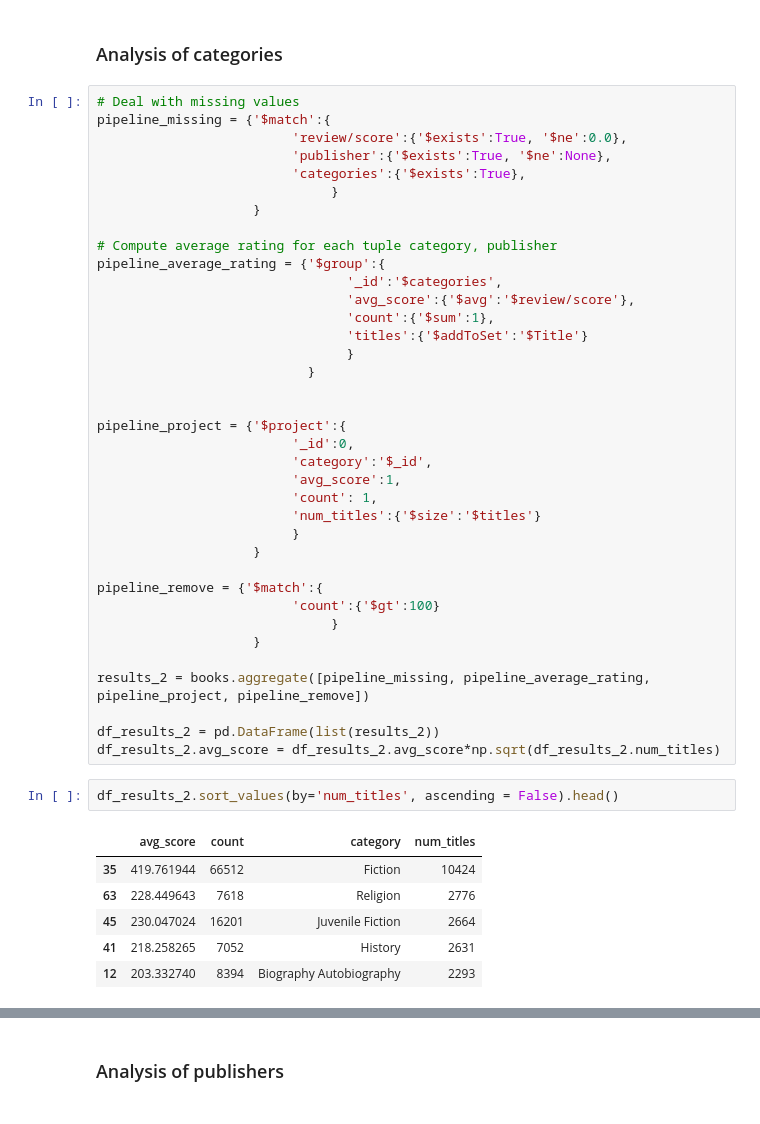
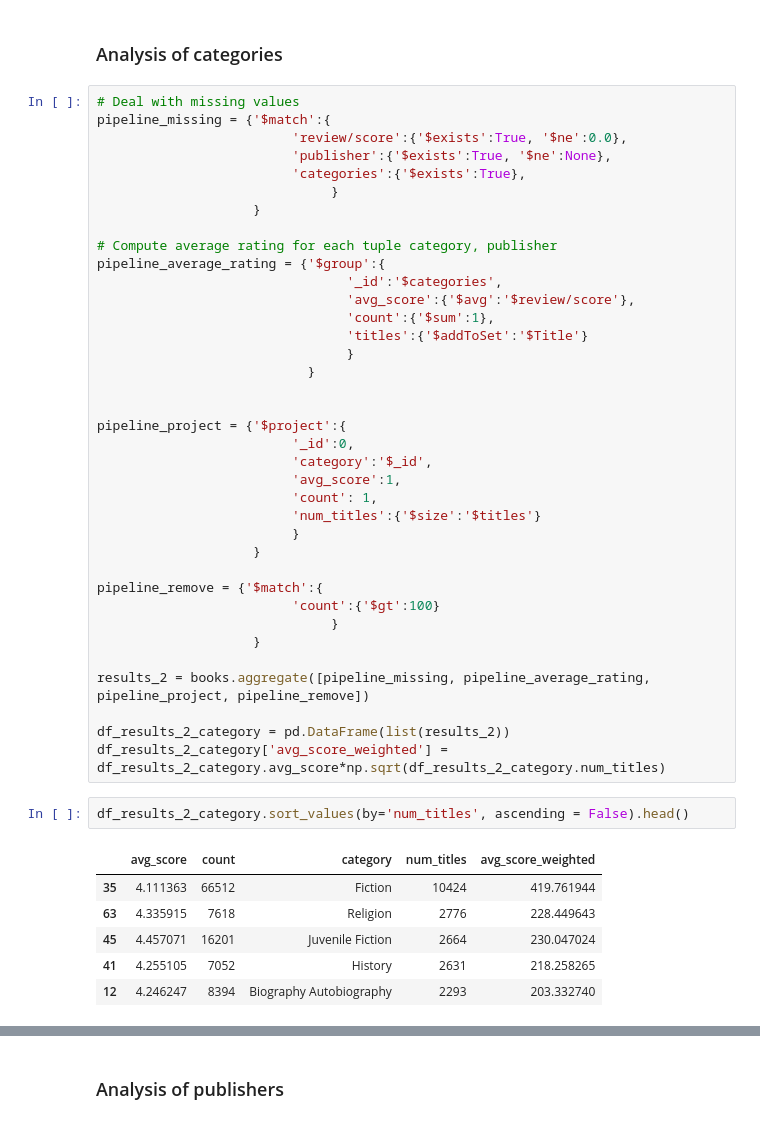
Before and after one commit to AndreaAlberti07/Amazon-books-reviews-ML, a Jupyter notebook: notebooks/hypotesis_testing/hypothesis_7.ipynb, the cells around one changed output, grey strips where cells are left out. Drawn from its saved outputs; the diff is of its cells as text.

```diff
--- a/notebooks/hypotesis_testing/hypothesis_7.ipynb
+++ b/notebooks/hypotesis_testing/hypothesis_7.ipynb
@@ -152,16 +161,16 @@ pipeline_remove = {'$match':{
 
 results_2 = books.aggregate([pipeline_missing, pipeline_average_rating, pipeline_project, pipeline_remove])
 
-df_results_2 = pd.DataFrame(list(results_2))
-df_results_2.avg_score = df_results_2.avg_score*np.sqrt(df_results_2.num_titles)
+df_results_2_category = pd.DataFrame(list(results_2))
+df_results_2_category['avg_score_weighted'] = df_results_2_category.avg_score*np.sqrt(df_results_2_category.num_titles)
 # %%
-df_results_2.sort_values(by='num_titles', ascending = False).head()
+df_results_2_category.sort_values(by='num_titles', ascending = False).head()
 # %% [output]
-|  | avg_score | count | category | num_titles |
-| 35 | 419.761944 | 66512 | Fiction | 10424 |
-| 63 | 228.449643 | 7618 | Religion | 2776 |
-| 45 | 230.047024 | 16201 | Juvenile Fiction | 2664 |
-| 41 | 218.258265 | 7052 | History | 2631 |
-| 12 | 203.332740 | 8394 | Biography Autobiography | 2293 |
+|  | avg_score | count | category | num_titles | avg_score_weighted |
+| 35 | 4.111363 | 66512 | Fiction | 10424 | 419.761944 |
+| 63 | 4.335915 | 7618 | Religion | 2776 | 228.449643 |
+| 45 | 4.457071 | 16201 | Juvenile Fiction | 2664 | 230.047024 |
+| 41 | 4.255105 | 7052 | History | 2631 | 218.258265 |
+| 12 | 4.246247 | 8394 | Biography Autobiography | 2293 | 203.332740 |
 # %%
 # Analyze the top 20 categories with the highest average rating
```
Also changed, not shown: parts of 13 cells of this notebook.
